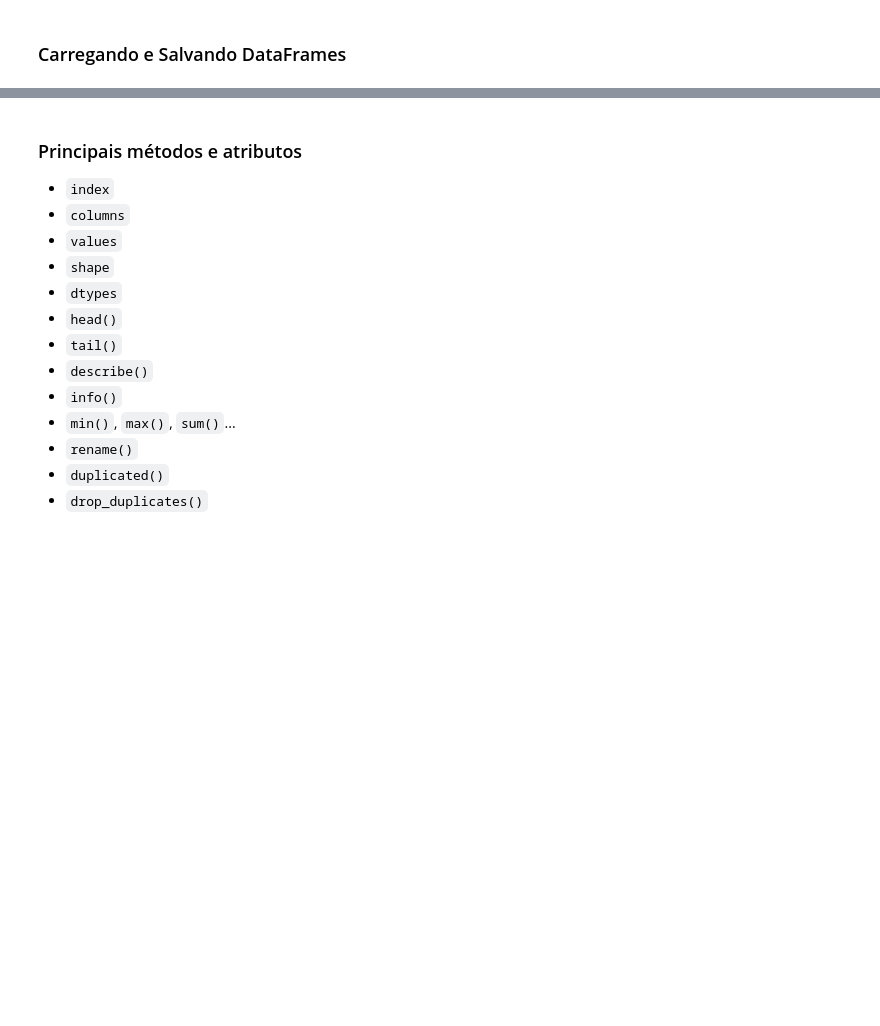
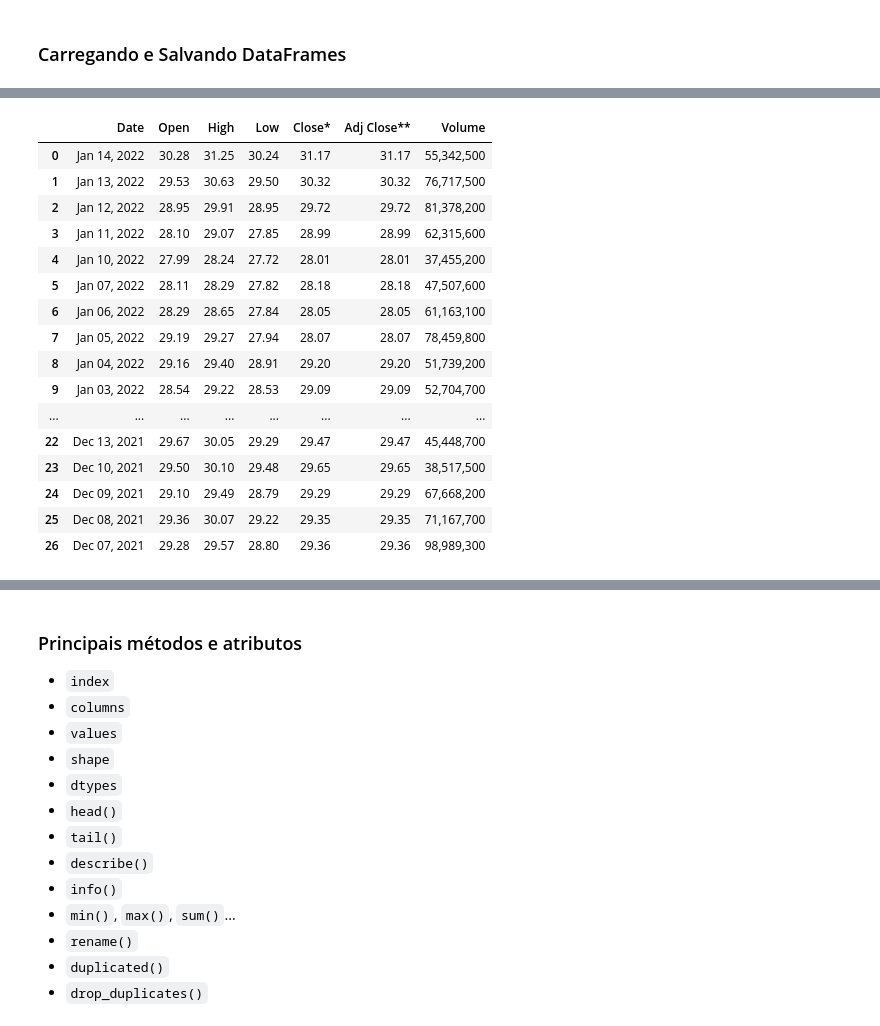
Before and after one commit to walisson-silva-ada/827-data-toolbox, a Jupyter notebook: 02. Pandas/2.2. Pandas - DataFrames I.ipynb, the cells around one changed output, grey strips where cells are left out. Cells and saved outputs as stored; diff of their text form; code cells hidden in the pictures; blank space fills up the shorter version.

```diff
--- a/02. Pandas/2.2. Pandas - DataFrames I.ipynb
+++ b/02. Pandas/2.2. Pandas - DataFrames I.ipynb
@@ -79,0 +470,22 @@ $$
+# %%
+df_petrobras = pd.read_clipboard()
+# %%
+df_petrobras
+# %% [output]
+|  | Date | Open | High | Low | Close* | Adj Close** | Volume |
+| 0 | Jan 14, 2022 | 30.28 | 31.25 | 30.24 | 31.17 | 31.17 | 55,342,500 |
+| 1 | Jan 13, 2022 | 29.53 | 30.63 | 29.50 | 30.32 | 30.32 | 76,717,500 |
+| 2 | Jan 12, 2022 | 28.95 | 29.91 | 28.95 | 29.72 | 29.72 | 81,378,200 |
+| 3 | Jan 11, 2022 | 28.10 | 29.07 | 27.85 | 28.99 | 28.99 | 62,315,600 |
+| 4 | Jan 10, 2022 | 27.99 | 28.24 | 27.72 | 28.01 | 28.01 | 37,455,200 |
+| 5 | Jan 07, 2022 | 28.11 | 28.29 | 27.82 | 28.18 | 28.18 | 47,507,600 |
+| 6 | Jan 06, 2022 | 28.29 | 28.65 | 27.84 | 28.05 | 28.05 | 61,163,100 |
+| 7 | Jan 05, 2022 | 29.19 | 29.27 | 27.94 | 28.07 | 28.07 | 78,459,800 |
+| 8 | Jan 04, 2022 | 29.16 | 29.40 | 28.91 | 29.20 | 29.20 | 51,739,200 |
+| 9 | Jan 03, 2022 | 28.54 | 29.22 | 28.53 | 29.09 | 29.09 | 52,704,700 |
+| ... | ... | ... | ... | ... | ... | ... | ... |
+| 22 | Dec 13, 2021 | 29.67 | 30.05 | 29.29 | 29.47 | 29.47 | 45,448,700 |
+| 23 | Dec 10, 2021 | 29.50 | 30.10 | 29.48 | 29.65 | 29.65 | 38,517,500 |
+| 24 | Dec 09, 2021 | 29.10 | 29.49 | 28.79 | 29.29 | 29.29 | 67,668,200 |
+| 25 | Dec 08, 2021 | 29.36 | 30.07 | 29.22 | 29.35 | 29.35 | 71,167,700 |
+| 26 | Dec 07, 2021 | 29.28 | 29.57 | 28.80 | 29.36 | 29.36 | 98,989,300 |
```
Also changed, not shown: parts of 65 cells of this notebook.
